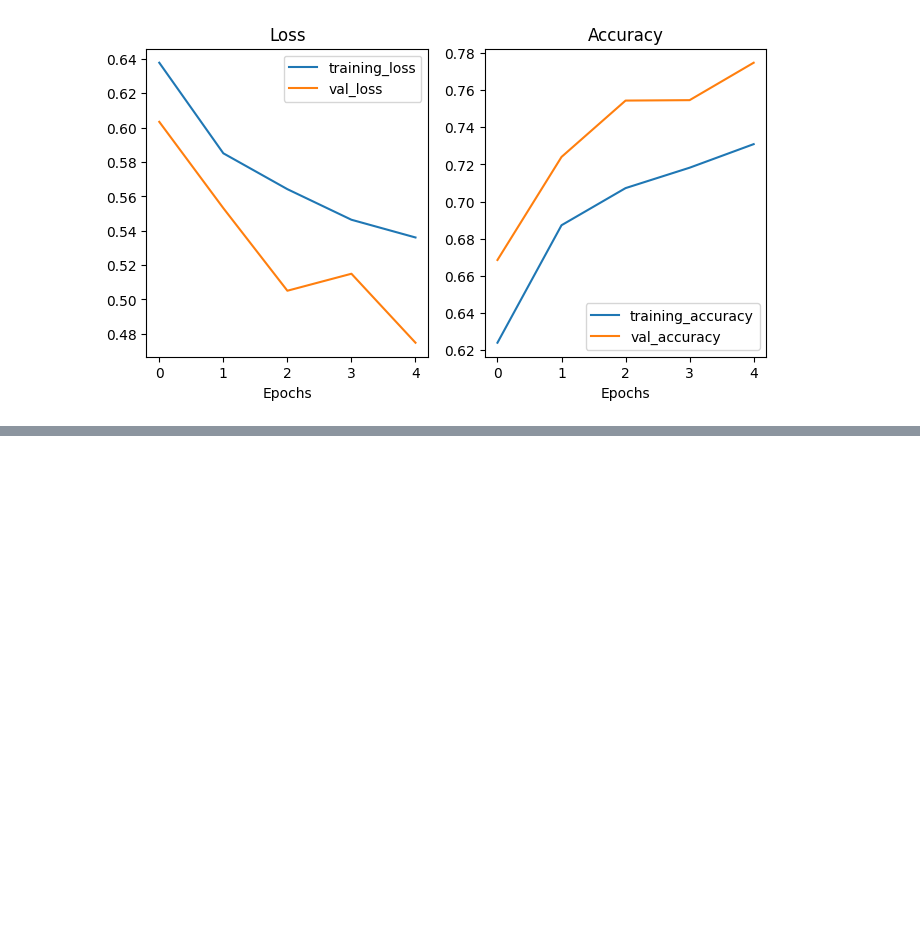
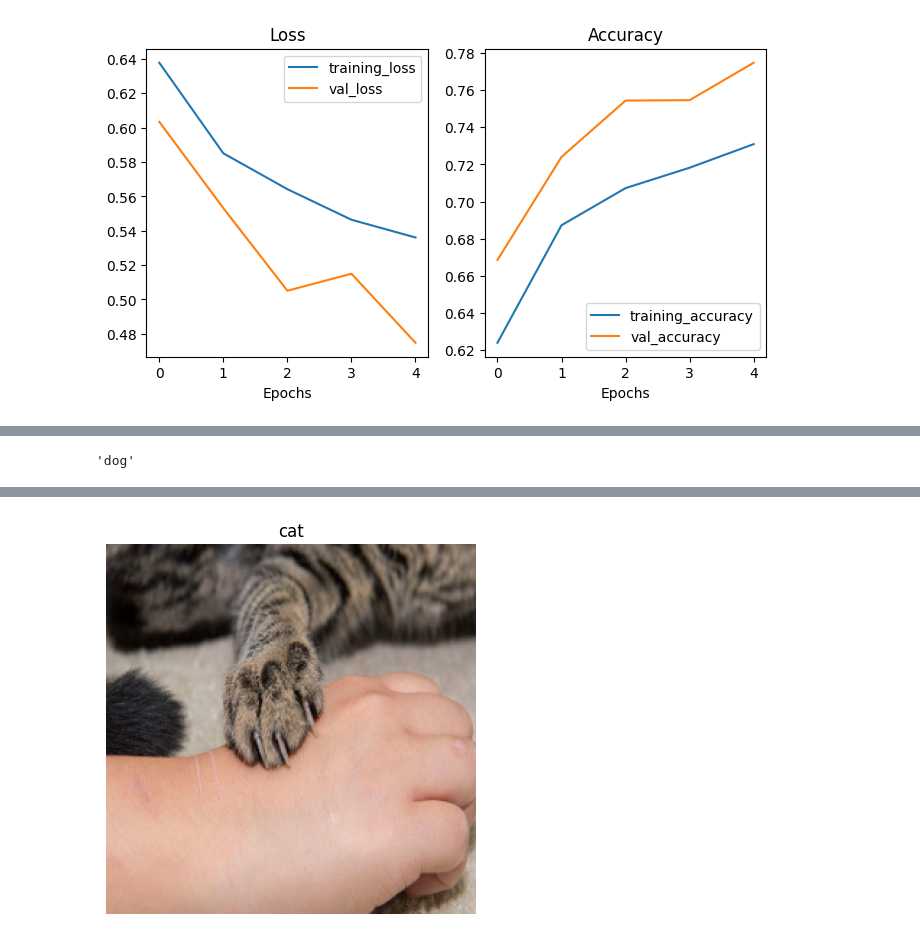
Before and after one commit to Gaurav-phatkare/Classification-Models-Tensorflow, a Jupyter notebook: Binary_classification_of_images_using_deep_learning.ipynb, the cells around one changed output, grey strips where cells are left out. Drawn from its saved outputs; the diff is of its cells as text; code cells hidden in the pictures; blank space fills up the shorter version.

```diff
--- a/Binary_classification_of_images_using_deep_learning.ipynb
+++ b/Binary_classification_of_images_using_deep_learning.ipynb
@@ -745,0 +863,3 @@ plot_loss_curves(history_model_4)
+# %%
+img = tf.expand_dims(img, axis = 0)
+img.shape
@@ -745,0 +868,2 @@ plot_loss_curves(history_model_4)
+# %%
+pred = model_4.predict(img)
@@ -745,0 +872,30 @@ plot_loss_curves(history_model_4)
+# %%
+pred_class = class_names[int(tf.round(pred)[0][0])]
+pred_class
+# %% [output]
+'dog'
+# %%
+# make function to add all above lines in one
+
+def make_prediction(image, model):
+  class_names = ['cat','dog']
+
+  img = tf.io.read_file(image)
+
+  img = tf.image.decode_image(img, channels = 3)
+  img = tf.image.resize(img, [256,256])
+  img = img/255.
+
+  img_dim = tf.expand_dims(img, axis = 0)
+
+  pred = model.predict(img_dim)
+
+  pred_class = class_names[int(tf.round(pred)[0][0])]
+
+  plt.imshow(img)
+
+  plt.title(pred_class)
+  plt.axis(False)
+# %%
+make_prediction("/content/test_images/Scratch-YKL-092920-770x553-1-690x455.jpg", model_4)
+# %% [output]
@@ -745,0 +903 @@ plot_loss_curves(history_model_4)
+[figure, added]
```
Also changed, not shown: parts of 16 cells of this notebook.
